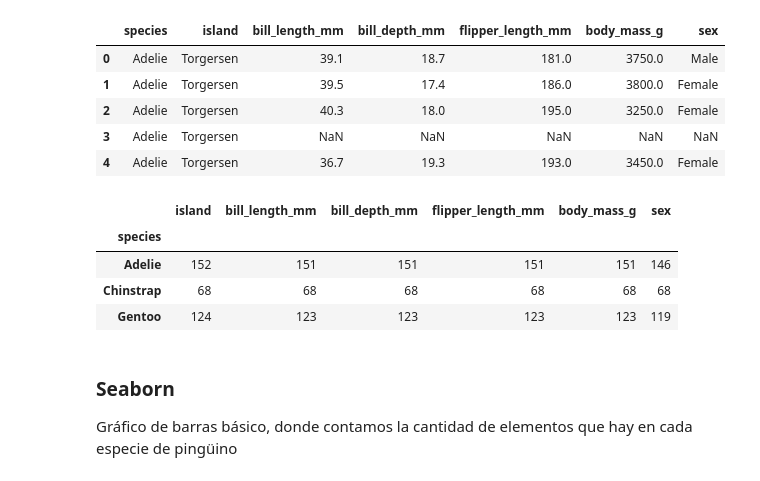
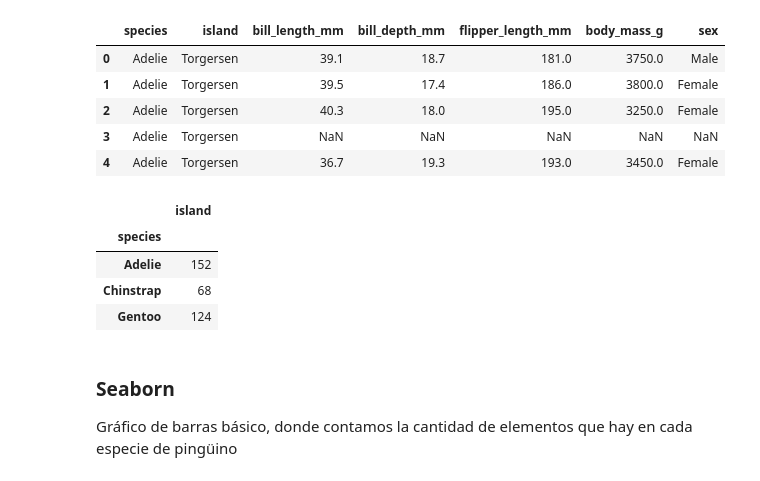
Before and after one commit to sofia-russmann/DS_Consorci_2025, a Jupyter notebook: 2.-Visualizacion/Visualización I_corta.ipynb, the cells around one changed output. Drawn from its saved outputs; the diff is of its cells as text; code cells hidden in the pictures.

```diff
--- a/2.-Visualizacion/Visualización I_corta.ipynb
+++ b/2.-Visualizacion/Visualización I_corta.ipynb
@@ -156,13 +156,13 @@ penguins.head()
 | 3 | Adelie | Torgersen | NaN | NaN | NaN | NaN | NaN |
 | 4 | Adelie | Torgersen | 36.7 | 19.3 | 193.0 | 3450.0 | Female |
 # %%
-penguins.groupby("species").count()
+penguins[['island',"species"]].groupby("species").count()
 # %% [output]
-|  | island | bill_length_mm | bill_depth_mm | flipper_length_mm | body_mass_g | sex |
-| species |  |  |  |  |  |  |
-| Adelie | 152 | 151 | 151 | 151 | 151 | 146 |
-| Chinstrap | 68 | 68 | 68 | 68 | 68 | 68 |
-| Gentoo | 124 | 123 | 123 | 123 | 123 | 119 |
+|  | island |
+| species |  |
+| Adelie | 152 |
+| Chinstrap | 68 |
+| Gentoo | 124 |
 # %% [markdown]
 ### Seaborn
 Gráfico de barras básico, donde contamos la cantidad de elementos que hay en cada especie de pingüino
```
Also changed, not shown: parts of 9 cells of this notebook, 10 other files.
